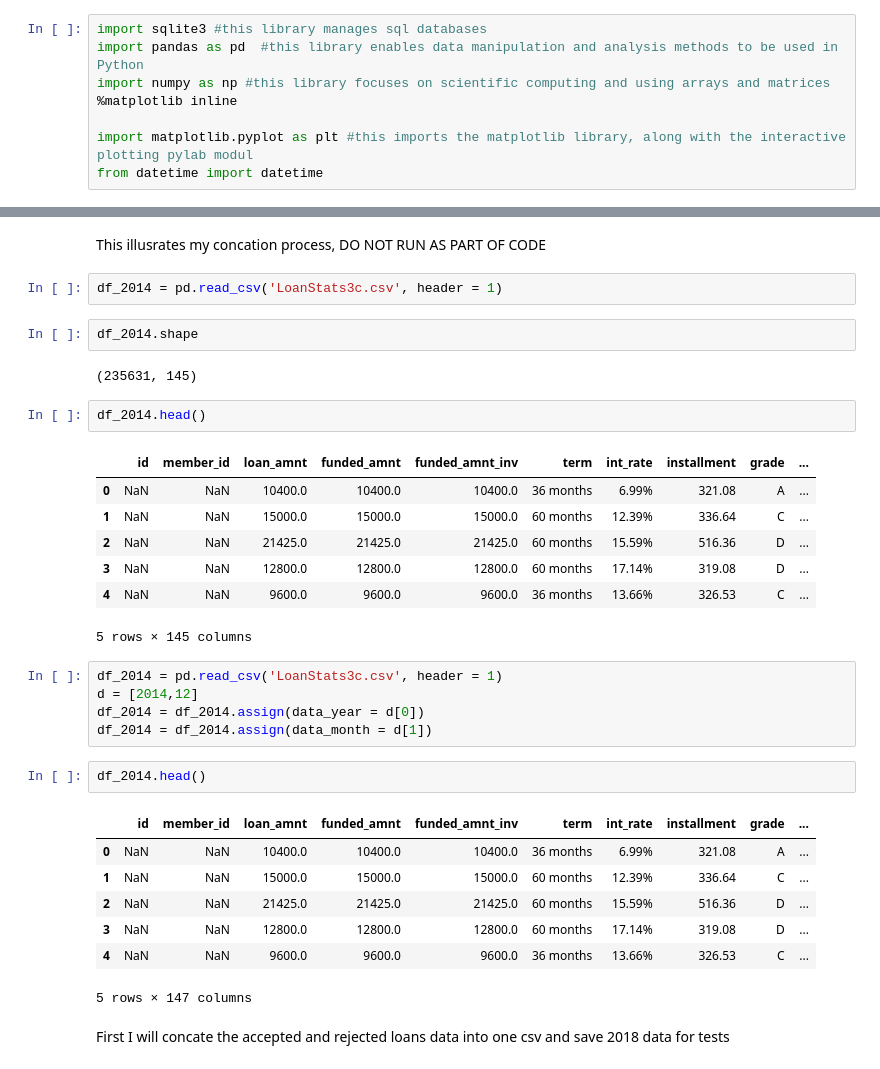
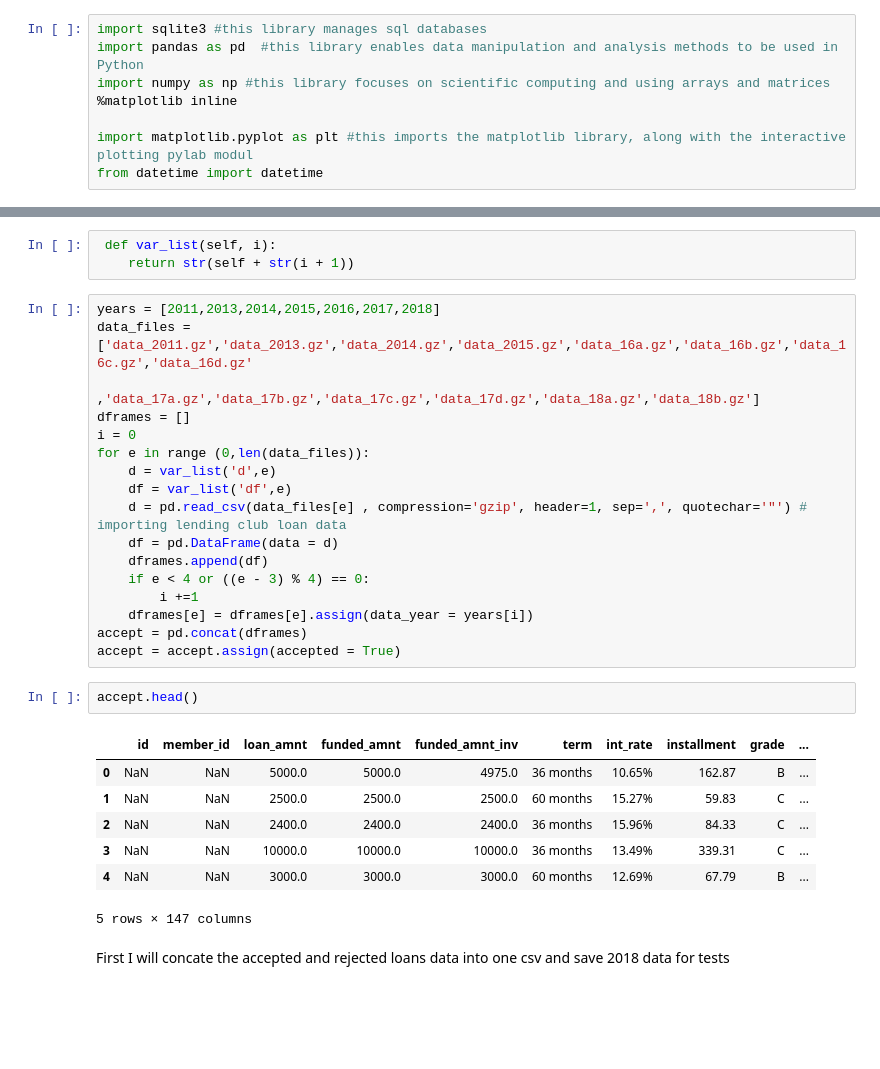
Before and after one commit to adamcoop9889/loan_defaults, a Jupyter notebook: loan_defaults.ipynb, the cells around one changed output, grey strips where cells are left out. Drawn from its saved outputs; the diff is of its cells as text; blank space fills up the shorter version.

Commit message:
streamlined import process and completed modeling

```diff
--- a/loan_defaults.ipynb
+++ b/loan_defaults.ipynb
@@ -28,35 +24,32 @@ loan_data = pd.read_csv('loan_data_cleaned.gz', compression='gzip', header=0, se
-# %% [markdown]
-This illusrates my concation process, DO NOT RUN AS PART OF CODE
-# %%
-df_2014 = pd.read_csv('LoanStats3c.csv', header = 1)
-# %%
-df_2014.shape
-# %% [output]
-(235631, 145)
+# %%
+ def var_list(self, i):
+    return str(self + str(i + 1))
+# %%
+years = [2011,2013,2014,2015,2016,2017,2018]
+data_files = ['data_2011.gz','data_2013.gz','data_2014.gz','data_2015.gz','data_16a.gz','data_16b.gz','data_16c.gz','data_16d.gz'
+             ,'data_17a.gz','data_17b.gz','data_17c.gz','data_17d.gz','data_18a.gz','data_18b.gz']
+dframes = []
+i = 0
+for e in range (0,len(data_files)):
+    d = var_list('d',e)
+    df = var_list('df',e)
+    d = pd.read_csv(data_files[e] , compression='gzip', header=1, sep=',', quotechar='"') # importing lending club loan data
+    df = pd.DataFrame(data = d)
+    dframes.append(df)
+    if e < 4 or ((e - 3) % 4) == 0:
+        i +=1
+    dframes[e] = dframes[e].assign(data_year = years[i])
+accept = pd.concat(dframes)
+accept = accept.assign(accepted = True)
 # %%
-df_2014.head()
+accept.head()
 # %% [output]
 |  | id | member_id | loan_amnt | funded_amnt | funded_amnt_inv | term | int_rate | installment | grade | ... |
-| 0 | NaN | NaN | 10400.0 | 10400.0 | 10400.0 | 36 months | 6.99% | 321.08 | A | ... |
-| 1 | NaN | NaN | 15000.0 | 15000.0 | 15000.0 | 60 months | 12.39% | 336.64 | C | ... |
-| 2 | NaN | NaN | 21425.0 | 21425.0 | 21425.0 | 60 months | 15.59% | 516.36 | D | ... |
-| 3 | NaN | NaN | 12800.0 | 12800.0 | 12800.0 | 60 months | 17.14% | 319.08 | D | ... |
-| 4 | NaN | NaN | 9600.0 | 9600.0 | 9600.0 | 36 months | 13.66% | 326.53 | C | ... |
+| 0 | NaN | NaN | 5000.0 | 5000.0 | 4975.0 | 36 months | 10.65% | 162.87 | B | ... |
+| 1 | NaN | NaN | 2500.0 | 2500.0 | 2500.0 | 60 months | 15.27% | 59.83 | C | ... |
+| 2 | NaN | NaN | 2400.0 | 2400.0 | 2400.0 | 36 months | 15.96% | 84.33 | C | ... |
+| 3 | NaN | NaN | 10000.0 | 10000.0 | 10000.0 | 36 months | 13.49% | 339.31 | C | ... |
+| 4 | NaN | NaN | 3000.0 | 3000.0 | 3000.0 | 60 months | 12.69% | 67.79 | B | ... |
-5 rows × 145 columns
+5 rows × 147 columns
-# %%
-df_2014 = pd.read_csv('LoanStats3c.csv', header = 1)
-d = [2014,12]
-df_2014 = df_2014.assign(data_year = d[0])
-df_2014 = df_2014.assign(data_month = d[1])
-# %%
-df_2014.head()
-# %% [output]
-|  | id | member_id | loan_amnt | funded_amnt | funded_amnt_inv | term | int_rate | installment | grade | ... |
-| 0 | NaN | NaN | 10400.0 | 10400.0 | 10400.0 | 36 months | 6.99% | 321.08 | A | ... |
-| 1 | NaN | NaN | 15000.0 | 15000.0 | 15000.0 | 60 months | 12.39% | 336.64 | C | ... |
-| 2 | NaN | NaN | 21425.0 | 21425.0 | 21425.0 | 60 months | 15.59% | 516.36 | D | ... |
-| 3 | NaN | NaN | 12800.0 | 12800.0 | 12800.0 | 60 months | 17.14% | 319.08 | D | ... |
-| 4 | NaN | NaN | 9600.0 | 9600.0 | 9600.0 | 36 months | 13.66% | 326.53 | C | ... |
-5 rows × 147 columns
 # %% [markdown]
 First I will concate the accepted and rejected loans data into one csv and save 2018 data for tests
```
Also changed, not shown: parts of 29 cells of this notebook.
